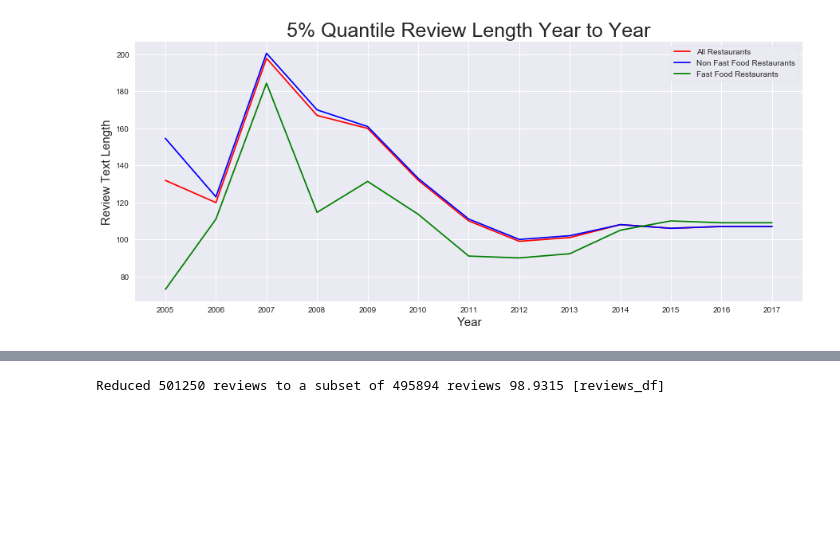
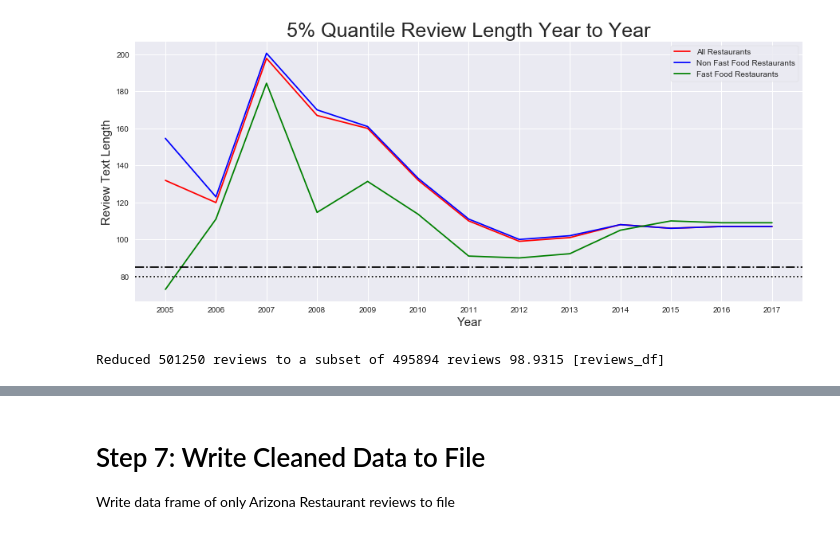
Before and after one commit to samgutentag/yelpsubtopics, a Jupyter notebook: 00_DataWrangling/01_Review_Wrangling.ipynb, the cells around one changed output, grey strips where cells are left out. Cells and saved outputs as stored; diff of their text form; code cells hidden in the pictures; blank space fills up the shorter version.

```diff
--- a/00_DataWrangling/01_Review_Wrangling.ipynb
+++ b/00_DataWrangling/01_Review_Wrangling.ipynb
@@ -18,6 +25,8 @@ TICK_FONT_SIZE  = 15
 
 FIG_SIZE = (15,6)
 
+DO_WRITE_CHARTS = True
+
 from IPython.core.display import display, HTML
 display(HTML("<style>.container { width:95% !important; }</style>"))
 
@@ -62,14 +62,12 @@ with open(source_data_file, 'r') as review_file:
         review = json.loads(review_json)
 
         # append to restaurant reviews
-        if review['business_id'] not in restaurant_bids:
-            pass
-        else:
-            # append to all restaurants revie wlist
+        if review['business_id'] in restaurant_bids:
             all_restaurant_reviews.append(review)
 
-        if i % 500000 == 0 and i != 0:
-            time_marker('processed {:d} reviews so far...'.format(i))
+        if i % 100000 == 0 and i != 0:
+            time_marker('\tfound {:>7}/{:>7} Reviews so far {:2.4f} '.format(str(len(all_restaurant_reviews)),str(i),
+                                                                                 len(all_restaurant_reviews)/(i+1)*100.))
 
 print('Selected {:d} Arizona Restaurant Reviews from {:d} total reviews'.format(len(all_restaurant_reviews), i))
 reviews_df = pd.DataFrame(all_restaurant_reviews)
@@ -152,8 +144,3 @@ plt.close()
 # %%
 reviews_df['text'] = reviews_df.text.apply(lambda x: x.replace(',', '').lower())
 reviews_df['review_len'] = reviews_df.text.str.len()
-
-try:
-    reviews_df.drop(['text_clean'], axis=1, inplace=True)
-except:
-    pass
@@ -196,30 +185,40 @@ memory usage: 65.9+ MB
 # %%
-non_fast_food_reviews_df = reviews_df[reviews_df.is_fast_food == 0].copy()
-fast_food_reviews_df = reviews_df[reviews_df.is_fast_food == 1].copy()
+nff_reviews_df = reviews_df[reviews_df.is_fast_food == 0].copy()
+ff_reviews_df = reviews_df[reviews_df.is_fast_food == 1].copy()
 
-ax = reviews_df.groupby(reviews_df.date.dt.year).quantile(0.05)['review_len'].plot(figsize=FIG_SIZE, color='r')
-non_fast_food_reviews_df.groupby(non_fast_food_reviews_df.date.dt.year).quantile(0.05)['review_len'].plot(ax=ax, color='b')
-fast_food_reviews_df.groupby(fast_food_reviews_df.date.dt.year).quantile(0.05)['review_len'].plot(ax=ax, color='g')
+quant = 0.05
+
+ax = reviews_df.groupby([reviews_df.date.dt.year]).quantile(quant)['review_len'].plot(figsize=FIG_SIZE, color='r')
+nff_reviews_df.groupby([nff_reviews_df.date.dt.year]).quantile(quant)['review_len'].plot(ax=ax, color='b')
+ff_reviews_df.groupby([ff_reviews_df.date.dt.year]).quantile(quant)['review_len'].plot(ax=ax, color='g')
 
 ax.set_title('5% Quantile Review Length Year to Year', size=TITLE_FONT_SIZE)
 ax.set_xlabel('Year', size=LABEL_FONT_SIZE)
 ax.set_ylabel('Review Text Length', size=LABEL_FONT_SIZE)
 
-ax.set_xticks(reviews_df.groupby(reviews_df.date.dt.year).quantile(0.05)['review_len'].index)
+ax.axhline(80, linestyle=':', color='k')
+ax.axhline(85, linestyle='-.', color='k')
+
+ax.set_xticks(reviews_df.groupby(reviews_df.date.dt.year).quantile(quant)['review_len'].index)
 
 ax.legend(['All Restaurants', 'Non Fast Food Restaurants', 'Fast Food Restaurants'], loc=1, frameon=True)
 
-plt.savefig('../charts/review_length_Q05_yearly.png')
+if DO_WRITE_CHARTS:
+        plt.savefig('../charts/review_length_Q05_yearly.png')
 plt.show()
 plt.close()
 # %% [output]
-[figure, old version]
+[figure, new version]
 # %%
 min_review_len = 80
-
 reviews_df_count = reviews_df.shape[0]
 reviews_df = reviews_df[reviews_df.review_len >= min_review_len].copy()
 reviews_df.reset_index(inplace=True, drop=True)
+print('Reduced {:d} reviews to a subset of {:d} reviews {:2.4f} [reviews_df]'.format(reviews_df_count,
+                                                                                        reviews_df.shape[0],
+                                                                                        (100.*reviews_df.shape[0]/reviews_df_count)))
+# %% [output]
+Reduced 501250 reviews to a subset of 495894 reviews 98.9315 [reviews_df]
 # %%
 reviews_df.info()
 # %% [output]
@@ -239,9 +238,6 @@ is_fast_food    495894 non-null int64
 review_len      495894 non-null int64
 dtypes: datetime64[ns](1), int64(6), object(4)
 memory usage: 41.6+ MB
-# %%
-print('Reduced {:d} reviews to a subset of {:d} reviews {:2.4f} [reviews_df]'.format(reviews_df_count,
-                                                                                        reviews_df.shape[0],
-                                                                                        (100.*reviews_df.shape[0]/reviews_df_count)))
-# %% [output]
-Reduced 501250 reviews to a subset of 495894 reviews 98.9315 [reviews_df]
+# %% [markdown]
+# Step 7: Write Cleaned Data to File
+<p>Write data frame of only Arizona Restaurant reviews to file</p>
```
Also changed, not shown: parts of 37 cells of this notebook, 6 other files.
